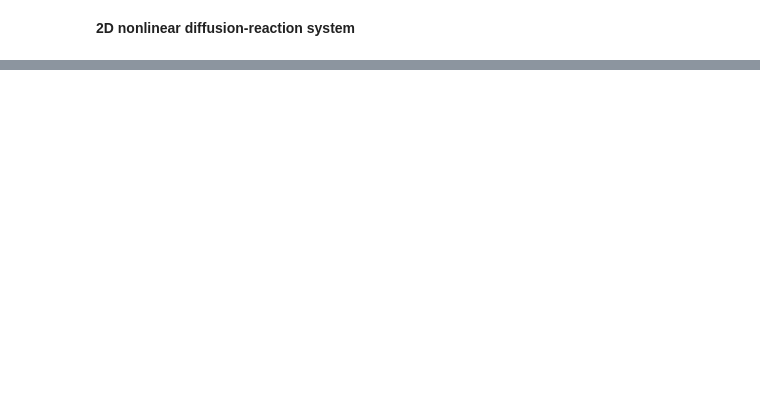
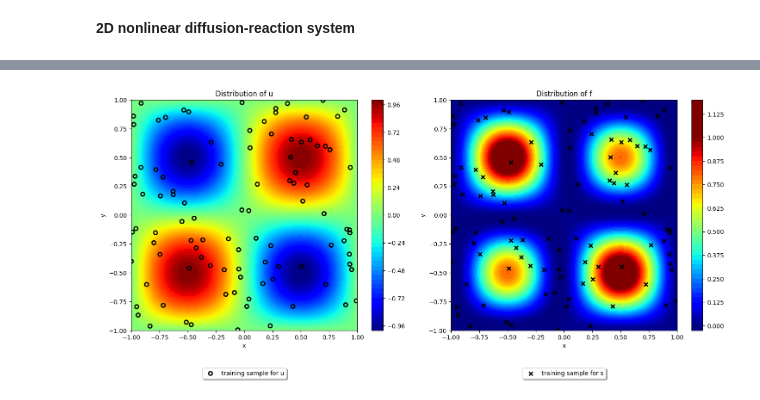
Before and after one commit to csml-beach/deep-bayesian-operator-nets, a Jupyter notebook: notebooks/2D-non-linear-diffusion-reaction/2d-non-linear.ipynb, the cells around one changed output, grey strips where cells are left out. Cells and saved outputs as stored; diff of their text form; code cells hidden in the pictures; blank space fills up the shorter version.

Commit message:
fixed the distribution plot for u and f

```diff
--- a/notebooks/2D-non-linear-diffusion-reaction/2d-non-linear.ipynb
+++ b/notebooks/2D-non-linear-diffusion-reaction/2d-non-linear.ipynb
@@ -9,15 +237,10 @@ from torch.utils.data import TensorDataset, DataLoader
 # %%
-num_samples = 100
-
 # exact solution
 def exact_solution(x, y):
     return torch.sin(torch.pi * x) * torch.sin(torch.pi * y)
 
 # function f
-def source_term(x, y, lambd=0.01, k=0.5):
+def source_term(x, y, lambd=0.01, k=1.0):
     u = exact_solution(x, y)
     f = -1/50.0 * torch.pi**2 * (u) + u**2
     return f
-# %%
-x,y,X,Y,u,f = sample_dataset_nonlinear(num_samples=50)
-u.shape, x.shape, X.shape
@@ -159,0 +259,37 @@ plt.show()
+# %%
+def create_train_dataset():
+    # Generate the data
+    x, y, u, f = sample_dataset_nonlinear(num_samples=100)
+
+    # Generate random sensor locations
+    num_sensors = 100
+    sensor_x = np.random.uniform(-1, 1, num_sensors)
+    sensor_y = np.random.uniform(-1, 1, num_sensors)
+
+    #plot u and f
+    fig, axes = plt.subplots(1, 2, figsize=(15, 7))
+
+    # First subplot for 'u'
+    contour1 = axes[0].contourf(x.numpy(), y.numpy(), u.numpy(), cmap='jet', levels=50, vmin=-1, vmax=1)
+    scatter_u = axes[0].scatter(sensor_x, sensor_y, facecolors='none', marker='o', edgecolor='black', s=40, linewidths=2, label="training sample for u")
+    fig.colorbar(contour1, ax=axes[0])
+    axes[0].set_title('Distribution of u')
+    axes[0].set_xlabel('x')
+    axes[0].set_ylabel('y')
+    axes[0].legend(loc='upper center', bbox_to_anchor=(0.5, -0.15), fancybox=True, shadow=True)
+
+    # Second subplot for 'f'
+    contour2 = axes[1].contourf(x.numpy(), y.numpy(), f.numpy(), cmap='jet', levels=50, vmin=0, vmax=1)
+    scatter_f = axes[1].scatter(sensor_x, sensor_y, color='black', marker='x', s=40, linewidths=2, label="training sample for s")
+    fig.colorbar(contour2, ax=axes[1])
+    axes[1].set_title('Distribution of f')
+    axes[1].set_xlabel('x')
+    axes[1].set_ylabel('y')
+    axes[1].legend(loc='upper center', bbox_to_anchor=(0.5, -0.15), fancybox=True, shadow=True)
+
+    plt.tight_layout()
+    plt.show()
+# %%
+create_train_dataset()
+# %% [output]
+[figure, added]
```
Also changed, not shown: parts of 7 cells of this notebook.
